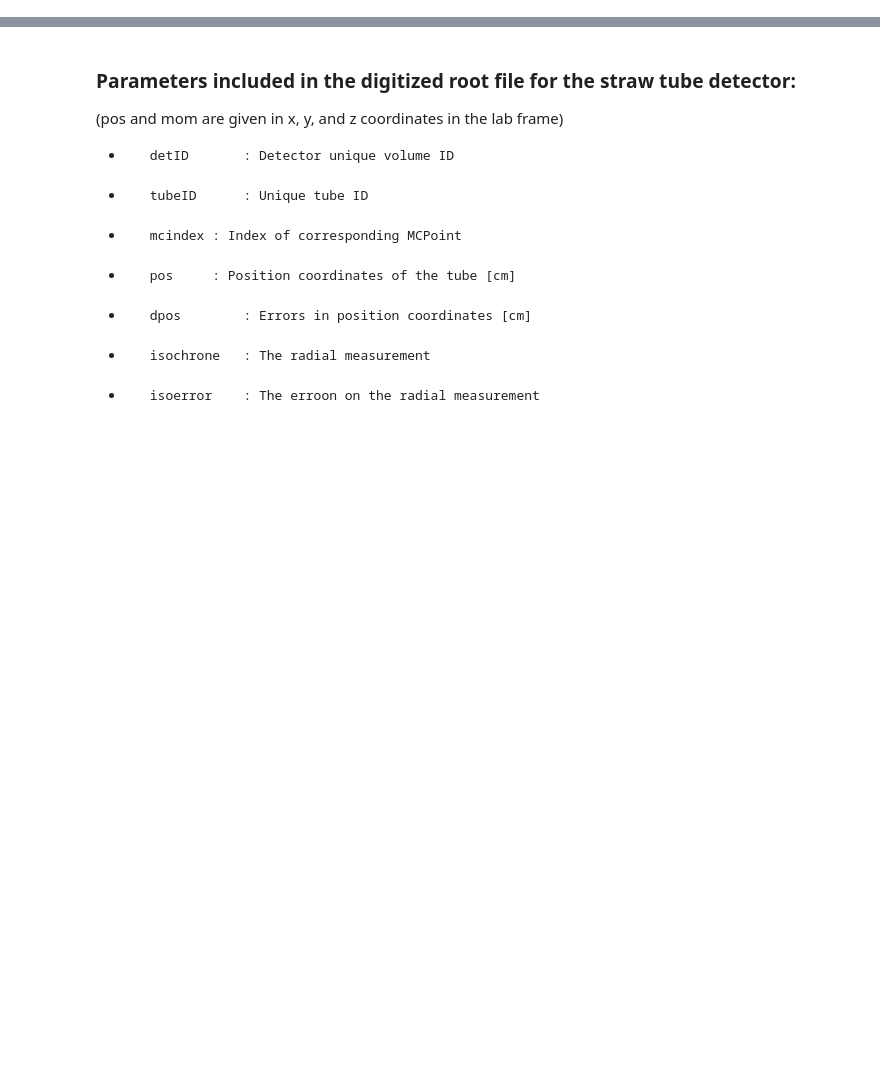
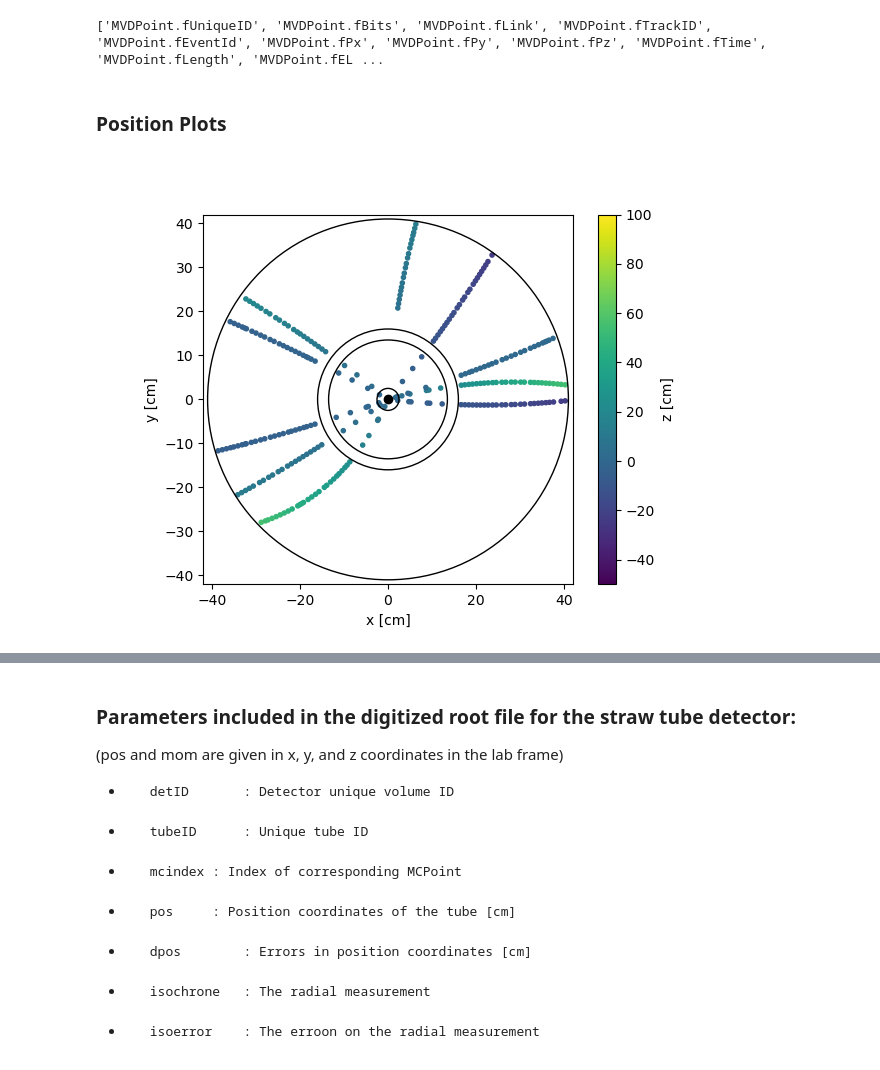
Before and after one commit to ai4fair/pandaml, a Jupyter notebook: visualization/notebooks/plot_sim.ipynb, the cells around one changed output, grey strips where cells are left out. Cells and saved outputs as stored; diff of their text form; code cells hidden in the pictures; blank space fills up the shorter version.

```diff
--- a/visualization/notebooks/plot_sim.ipynb
+++ b/visualization/notebooks/plot_sim.ipynb
@@ -17,0 +30,2 @@ All output arrays are structured like: `arrayName=["parameter name", event numbe
+# %%
+projectName = "mum5mup5"
@@ -17,0 +42,3 @@ All output arrays are structured like: `arrayName=["parameter name", event numbe
+# %%
+simFile = rootFilePath + "/" + projectName + "/" + projectName + "_sim.root"
+print(simFile)
@@ -45,0 +68,3 @@ stt_sim_stExitPoint  = stt_sim_params.arrays(["STTPoint.fX_out_local", "STTPoint
+# %%
+stt_sim_params = uproot.open(simFile+":pndsim/STTPoint")
+print(stt_sim_params.keys())
@@ -45,0 +92,50 @@ stt_sim_stExitPoint  = stt_sim_params.arrays(["STTPoint.fX_out_local", "STTPoint
+# %%
+mvd_sim_params = uproot.open(simFile+":pndsim/MVDPoint")
+print(mvd_sim_params.keys())
+# %% [output]
+['MVDPoint.fUniqueID', 'MVDPoint.fBits', 'MVDPoint.fLink', 'MVDPoint.fTrackID', 'MVDPoint.fEventId', 'MVDPoint.fPx', 'MVDPoint.fPy', 'MVDPoint.fPz', 'MVDPoint.fTime', 'MVDPoint.fLength', 'MVDPoint.fEL ...
+# %% [markdown]
+### Position Plots
+# %%
+eventNumber = 2
+
+# get x,y & z coordinates of the STT & MVD MC points
+stt_x = stt_sim_params["STTPoint.fX"].array(library="np")
+stt_y = stt_sim_params["STTPoint.fY"].array(library="np")
+stt_z = stt_sim_params["STTPoint.fZ"].array(library="np")
+
+mvd_x = mvd_sim_params["MVDPoint.fX"].array(library="np")
+mvd_y = mvd_sim_params["MVDPoint.fY"].array(library="np")
+mvd_z = mvd_sim_params["MVDPoint.fZ"].array(library="np")
+
+fig = plt.figure()
+ax = fig.add_subplot()
+
+plt.plot(0,0,marker='o', color='black')
+plt.scatter(stt_x[eventNumber], stt_y[eventNumber], c=stt_z[eventNumber], cmap='viridis', marker='.', vmin=-50, vmax=100)
+plt.scatter(mvd_x[eventNumber], mvd_y[eventNumber], c=mvd_z[eventNumber], cmap='viridis', marker='.', vmin=-50, vmax=100)
+
+mvdRadii = [2.5,13.5]
+for radius in mvdRadii:
+	circle = patches.Circle((0,0), radius=radius, color='black', fill=False)
+	ax.add_patch(circle)
+
+sttInner = patches.Circle((0,0), radius=16.0, color='black', fill=False)
+ax.add_patch(sttInner)
+
+sstOuter = patches.Circle((0,0), radius=41.0, color='black', fill=False)
+ax.add_patch(sstOuter)
+
+plt.xlabel("x [cm]")
+plt.xlim(-42, 42)
+plt.ylabel("y [cm]")
+plt.ylim(-42, 42)
+
+# Set the aspect ratio to be equal
+plt.gca().set_aspect('equal')
+
+plt.colorbar(label="z [cm]")
+
+plt.show()
+# %% [output]
+[figure, added]
```
Also changed, not shown: parts of 20 cells of this notebook.
